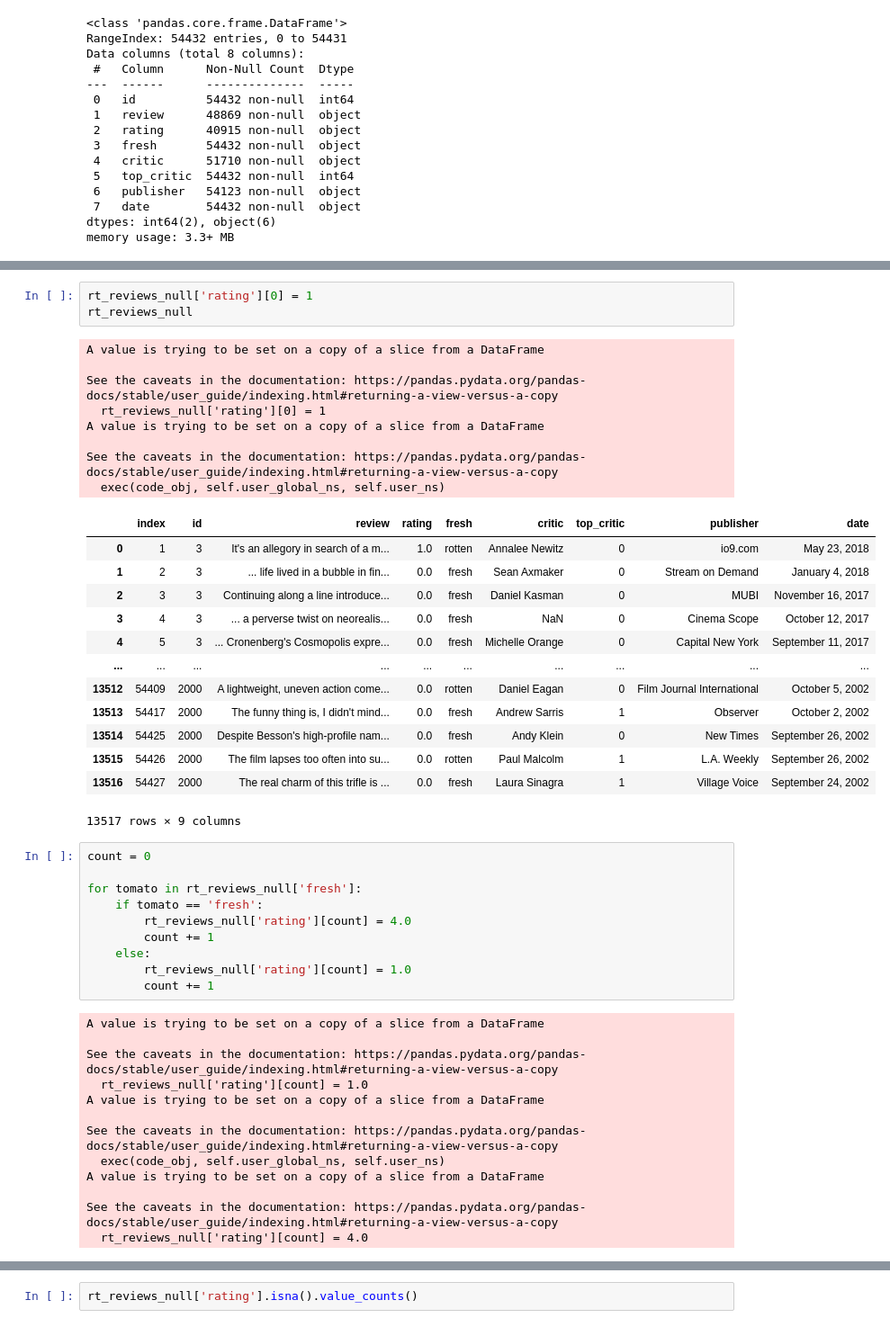
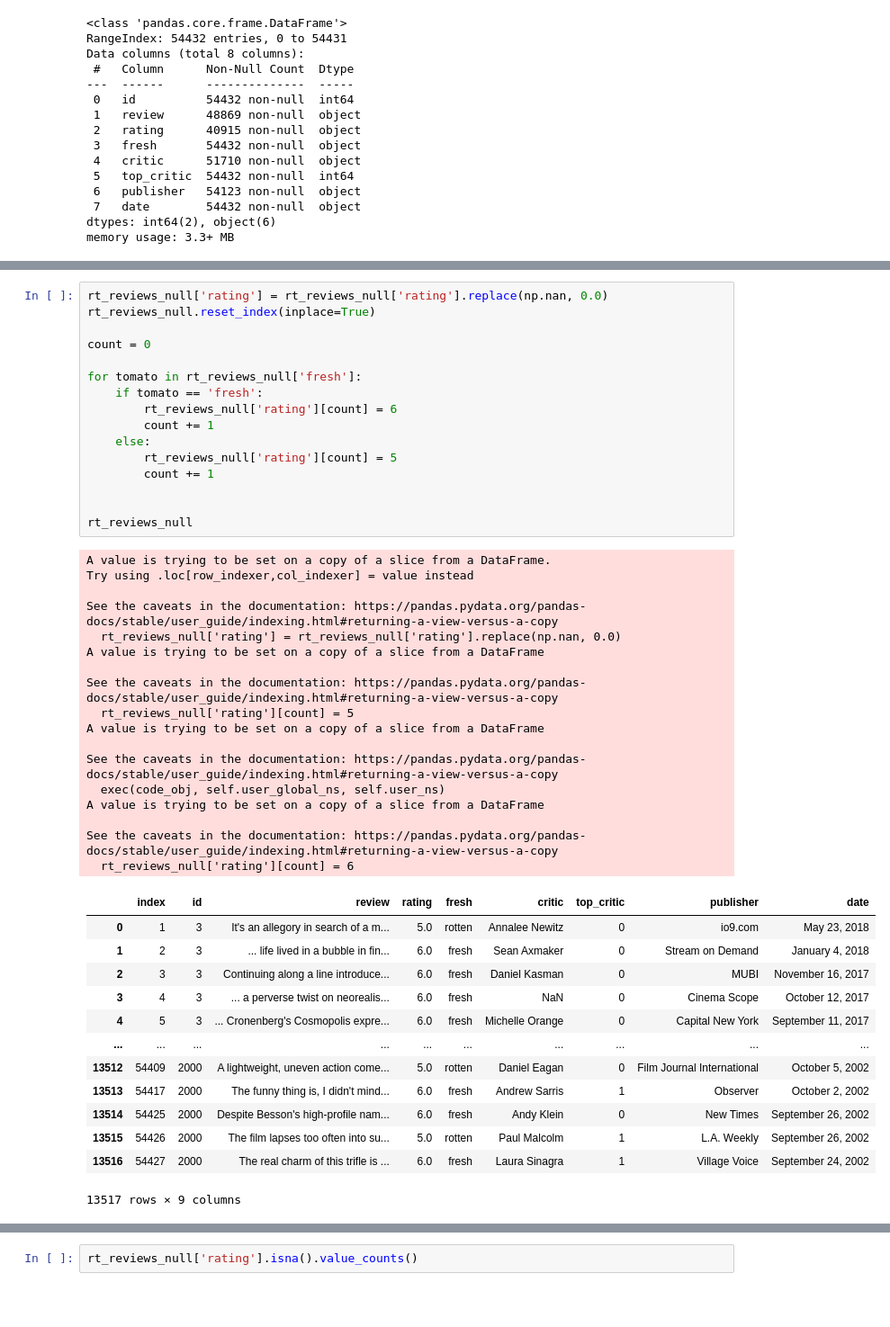
Before and after one commit to epradojr/Microsoft-Movie-Studio-Business-Proposition, a Jupyter notebook: dsc-phase1-project.ipynb, the cells around one changed output, grey strips where cells are left out. Shown at 90% size. Cells and saved outputs as stored; diff of their text form; blank space fills up the shorter version.

Commit message:
add high level analysis of rt files

```diff
--- a/dsc-phase1-project.ipynb
+++ b/dsc-phase1-project.ipynb
@@ -117,48 +252,47 @@ memory usage: 950.5+ KB
-# %%
-rt_reviews_null['rating'][0] = 1
-rt_reviews_null
-# %% [output]
-A value is trying to be set on a copy of a slice from a DataFrame
-
-See the caveats in the documentation: https://pandas.pydata.org/pandas-docs/stable/user_guide/indexing.html#returning-a-view-versus-a-copy
-  rt_reviews_null['rating'][0] = 1
-A value is trying to be set on a copy of a slice from a DataFrame
-
-See the caveats in the documentation: https://pandas.pydata.org/pandas-docs/stable/user_guide/indexing.html#returning-a-view-versus-a-copy
-  exec(code_obj, self.user_global_ns, self.user_ns)
-|  | index | id | review | rating | fresh | critic | top_critic | publisher | date |
-| 0 | 1 | 3 | It's an allegory in search of a m... | 1.0 | rotten | Annalee Newitz | 0 | io9.com | May 23, 2018 |
-| 1 | 2 | 3 | ... life lived in a bubble in fin... | 0.0 | fresh | Sean Axmaker | 0 | Stream on Demand | January 4, 2018 |
-| 2 | 3 | 3 | Continuing along a line introduce... | 0.0 | fresh | Daniel Kasman | 0 | MUBI | November 16, 2017 |
-| 3 | 4 | 3 | ... a perverse twist on neorealis... | 0.0 | fresh | NaN | 0 | Cinema Scope | October 12, 2017 |
-| 4 | 5 | 3 | ... Cronenberg's Cosmopolis expre... | 0.0 | fresh | Michelle Orange | 0 | Capital New York | September 11, 2017 |
-| ... | ... | ... | ... | ... | ... | ... | ... | ... | ... |
-| 13512 | 54409 | 2000 | A lightweight, uneven action come... | 0.0 | rotten | Daniel Eagan | 0 | Film Journal International | October 5, 2002 |
-| 13513 | 54417 | 2000 | The funny thing is, I didn't mind... | 0.0 | fresh | Andrew Sarris | 1 | Observer | October 2, 2002 |
-| 13514 | 54425 | 2000 | Despite Besson's high-profile nam... | 0.0 | fresh | Andy Klein | 0 | New Times | September 26, 2002 |
-| 13515 | 54426 | 2000 | The film lapses too often into su... | 0.0 | rotten | Paul Malcolm | 1 | L.A. Weekly | September 26, 2002 |
-| 13516 | 54427 | 2000 | The real charm of this trifle is ... | 0.0 | fresh | Laura Sinagra | 1 | Village Voice | September 24, 2002 |
-13517 rows × 9 columns
 # %%
+rt_reviews_null['rating'] = rt_reviews_null['rating'].replace(np.nan, 0.0)
+rt_reviews_null.reset_index(inplace=True)
+
 count = 0
 
 for tomato in rt_reviews_null['fresh']:
     if tomato == 'fresh':
-        rt_reviews_null['rating'][count] = 4.0
+        rt_reviews_null['rating'][count] = 6
         count += 1
     else:
-        rt_reviews_null['rating'][count] = 1.0
+        rt_reviews_null['rating'][count] = 5
         count += 1
+
+
+rt_reviews_null
 # %% [output]
+A value is trying to be set on a copy of a slice from a DataFrame.
+Try using .loc[row_indexer,col_indexer] = value instead
+
+See the caveats in the documentation: https://pandas.pydata.org/pandas-docs/stable/user_guide/indexing.html#returning-a-view-versus-a-copy
+  rt_reviews_null['rating'] = rt_reviews_null['rating'].replace(np.nan, 0.0)
 A value is trying to be set on a copy of a slice from a DataFrame
 
 See the caveats in the documentation: https://pandas.pydata.org/pandas-docs/stable/user_guide/indexing.html#returning-a-view-versus-a-copy
-  rt_reviews_null['rating'][count] = 1.0
+  rt_reviews_null['rating'][count] = 5
 A value is trying to be set on a copy of a slice from a DataFrame
 
 See the caveats in the documentation: https://pandas.pydata.org/pandas-docs/stable/user_guide/indexing.html#returning-a-view-versus-a-copy
   exec(code_obj, self.user_global_ns, self.user_ns)
 A value is trying to be set on a copy of a slice from a DataFrame
 
 See the caveats in the documentation: https://pandas.pydata.org/pandas-docs/stable/user_guide/indexing.html#returning-a-view-versus-a-copy
-  rt_reviews_null['rating'][count] = 4.0
+  rt_reviews_null['rating'][count] = 6
+|  | index | id | review | rating | fresh | critic | top_critic | publisher | date |
+| 0 | 1 | 3 | It's an allegory in search of a m... | 5.0 | rotten | Annalee Newitz | 0 | io9.com | May 23, 2018 |
+| 1 | 2 | 3 | ... life lived in a bubble in fin... | 6.0 | fresh | Sean Axmaker | 0 | Stream on Demand | January 4, 2018 |
+| 2 | 3 | 3 | Continuing along a line introduce... | 6.0 | fresh | Daniel Kasman | 0 | MUBI | November 16, 2017 |
+| 3 | 4 | 3 | ... a perverse twist on neorealis... | 6.0 | fresh | NaN | 0 | Cinema Scope | October 12, 2017 |
+| 4 | 5 | 3 | ... Cronenberg's Cosmopolis expre... | 6.0 | fresh | Michelle Orange | 0 | Capital New York | September 11, 2017 |
+| ... | ... | ... | ... | ... | ... | ... | ... | ... | ... |
+| 13512 | 54409 | 2000 | A lightweight, uneven action come... | 5.0 | rotten | Daniel Eagan | 0 | Film Journal International | October 5, 2002 |
+| 13513 | 54417 | 2000 | The funny thing is, I didn't mind... | 6.0 | fresh | Andrew Sarris | 1 | Observer | October 2, 2002 |
+| 13514 | 54425 | 2000 | Despite Besson's high-profile nam... | 6.0 | fresh | Andy Klein | 0 | New Times | September 26, 2002 |
+| 13515 | 54426 | 2000 | The film lapses too often into su... | 5.0 | rotten | Paul Malcolm | 1 | L.A. Weekly | September 26, 2002 |
+| 13516 | 54427 | 2000 | The real charm of this trifle is ... | 6.0 | fresh | Laura Sinagra | 1 | Village Voice | September 24, 2002 |
+13517 rows × 9 columns
```
Also changed, not shown: parts of 42 cells of this notebook.
